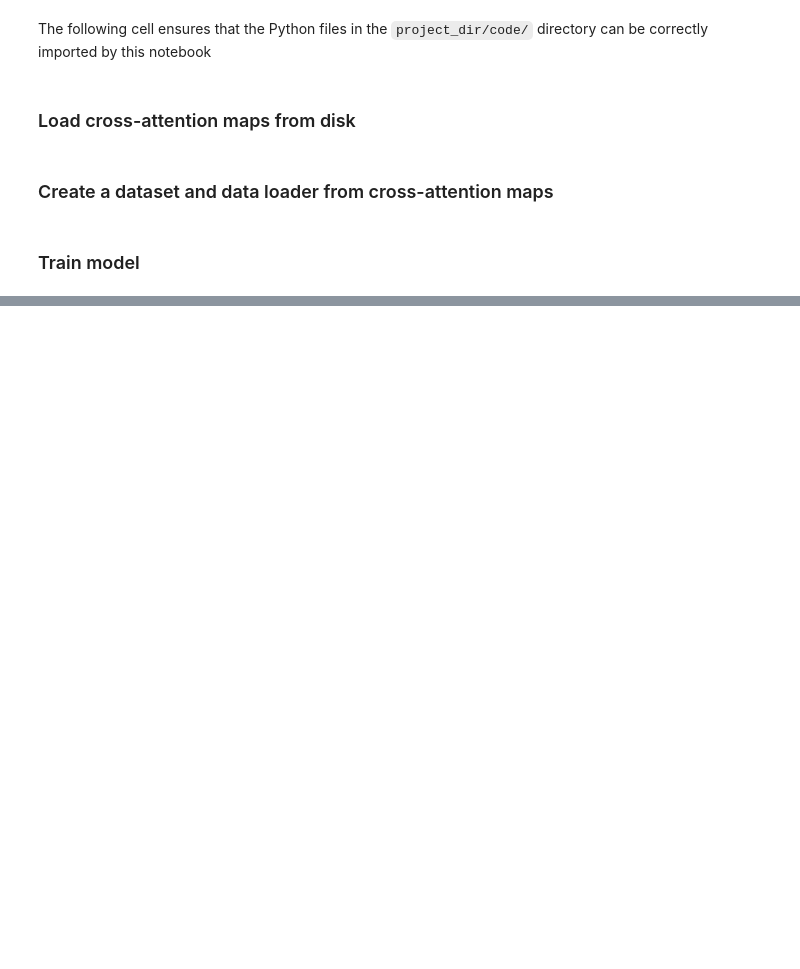
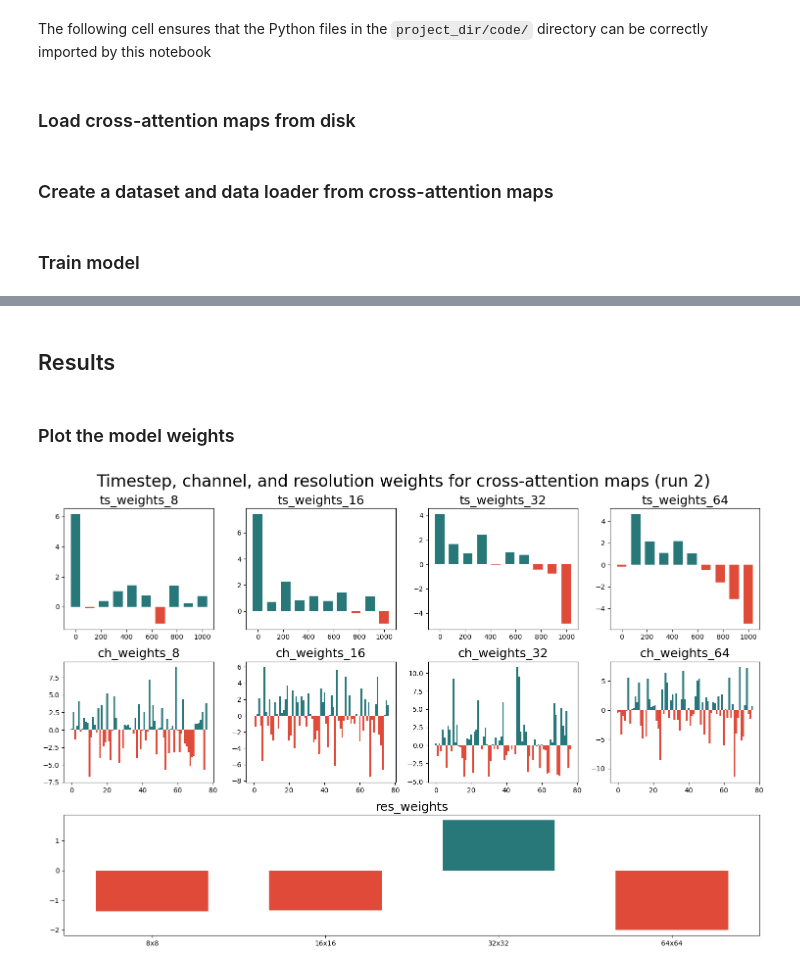
Before and after one commit to chrisoffner/dl23_course_project, a Jupyter notebook: notebooks/cross_attn_experiment_1.ipynb, the cells around one changed output, grey strips where cells are left out. Drawn from its saved outputs; the diff is of its cells as text; code cells hidden in the pictures; blank space fills up the shorter version.

```diff
--- a/notebooks/cross_attn_experiment_1.ipynb
+++ b/notebooks/cross_attn_experiment_1.ipynb
@@ -85,0 +104,43 @@ for epoch in range(10):
+# %% [markdown]
+## Results
+# %% [markdown]
+### Plot the model weights
+# %%
+fig = plt.figure(figsize=(15, 10))
+gs = gridspec.GridSpec(3, 4, figure=fig)
+
+# Create axes for the first two rows
+axs = [fig.add_subplot(gs[i, j]) for i in range(2) for j in range(4)]
+
+# Add a wide subplot for the last row
+axs.append(fig.add_subplot(gs[2, :]))
+
+for i, (name, param) in enumerate(model.named_parameters()):
+    heights = param.detach().cpu().numpy()
+    color = ["#287779" if h >= 0 else "#DF4A39" for h in heights]
+    width = 75 if len(param) == 10 else 1
+
+    # Plot the resolution weights
+    if len(param) < 10:
+        xticks = [0, 1, 2, 3]
+        xticklabels = ['8x8', '16x16', '32x32', '64x64']
+        axs[i].set_xticks(xticks)
+        axs[i].set_xticklabels(xticklabels)
+
+        axs[i].bar(xticks, heights, 0.65, color=color)
+        axs[i].set_title(name, fontsize=18)
+        continue
+
+    x = dataset.timesteps if len(param) == 10 else torch.arange(77)
+
+    axs[i].bar(x, heights, width, color=color)
+    axs[i].set_title(name, fontsize=18)
+
+fig.suptitle(f"Timestep, channel, and resolution weights for cross-attention maps (run {run})", fontsize=24)
+plt.tight_layout()
+
+# Save the figure
+plt.savefig(f"../plots/model_weights_run{run}.png")
+plt.show()
+# %% [output]
+[figure, added]
```
Also changed, not shown: parts of 17 cells of this notebook, 2 other files.
